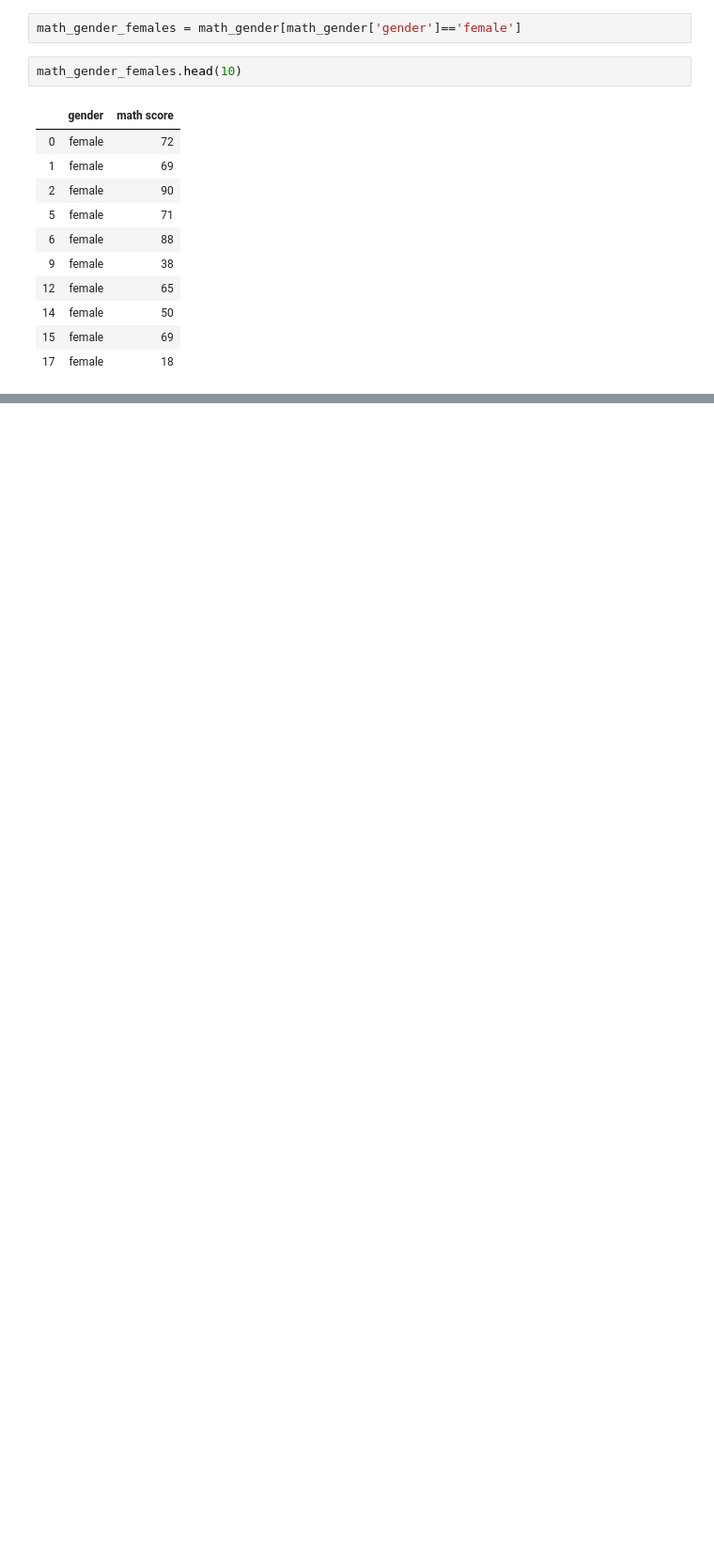
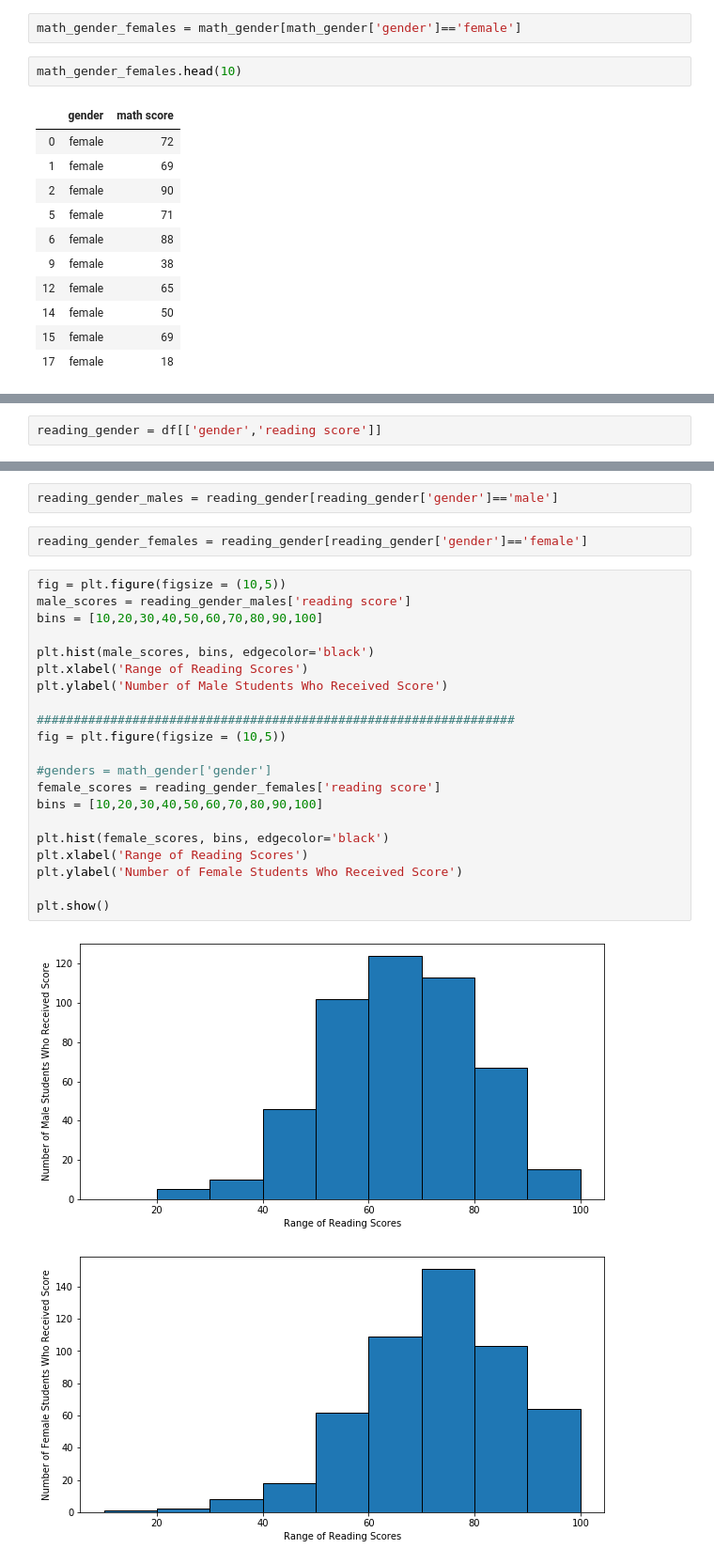
Before and after one commit to CS-4412-Data-Mining/student-exam-scores-predictions, a Jupyter notebook: Basic Visualizations.ipynb, the cells around one changed output, grey strips where cells are left out. Shown at 94% size. Saved outputs shown, nothing was run; the diff lists cells and outputs as text; blank space fills up the shorter version.

```diff
--- a/Basic Visualizations.ipynb
+++ b/Basic Visualizations.ipynb
@@ -67,0 +99,2 @@ math_gender_females.head(10)
+# %%
+reading_gender = df[['gender','reading score']]
@@ -67,0 +115,28 @@ math_gender_females.head(10)
+# %%
+reading_gender_males = reading_gender[reading_gender['gender']=='male']
+# %%
+reading_gender_females = reading_gender[reading_gender['gender']=='female']
+# %%
+fig = plt.figure(figsize = (10,5))
+male_scores = reading_gender_males['reading score']
+bins = [10,20,30,40,50,60,70,80,90,100]
+
+plt.hist(male_scores, bins, edgecolor='black')
+plt.xlabel('Range of Reading Scores')
+plt.ylabel('Number of Male Students Who Received Score')
+
+#################################################################
+fig = plt.figure(figsize = (10,5))
+
+#genders = math_gender['gender']
+female_scores = reading_gender_females['reading score']
+bins = [10,20,30,40,50,60,70,80,90,100]
+
+plt.hist(female_scores, bins, edgecolor='black')
+plt.xlabel('Range of Reading Scores')
+plt.ylabel('Number of Female Students Who Received Score')
+
+plt.show()
+# %% [output]
+[figure, added]
+[figure, added]
```
Also changed, not shown: parts of 85 cells of this notebook.
